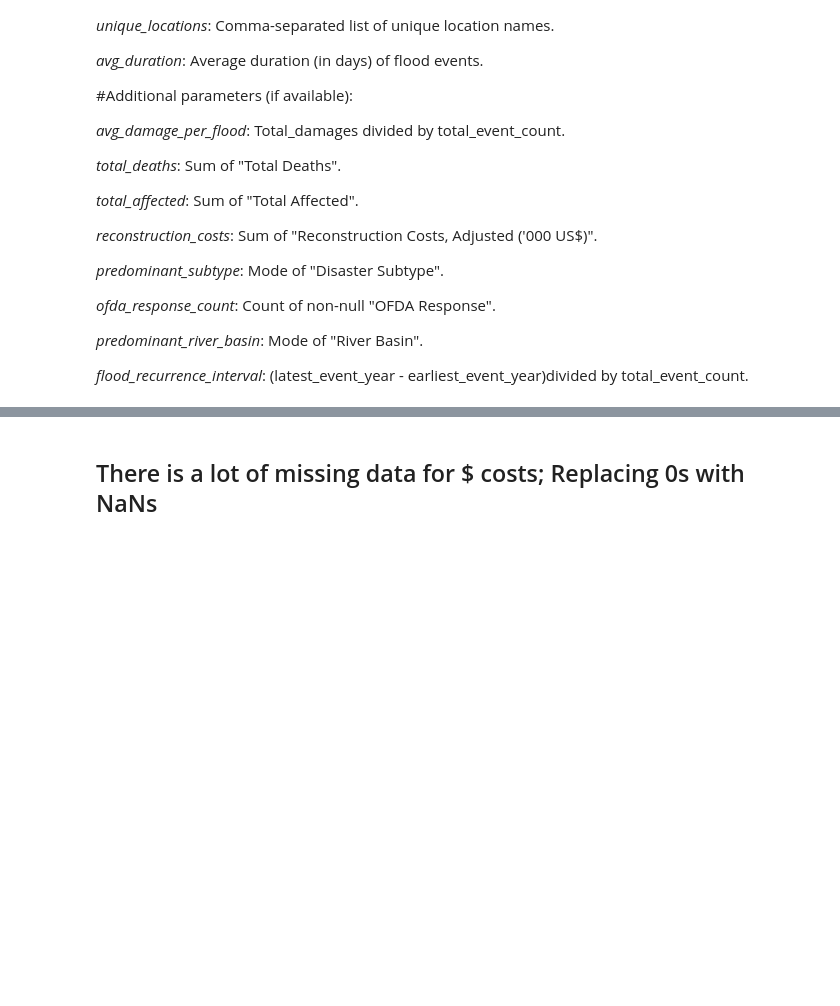
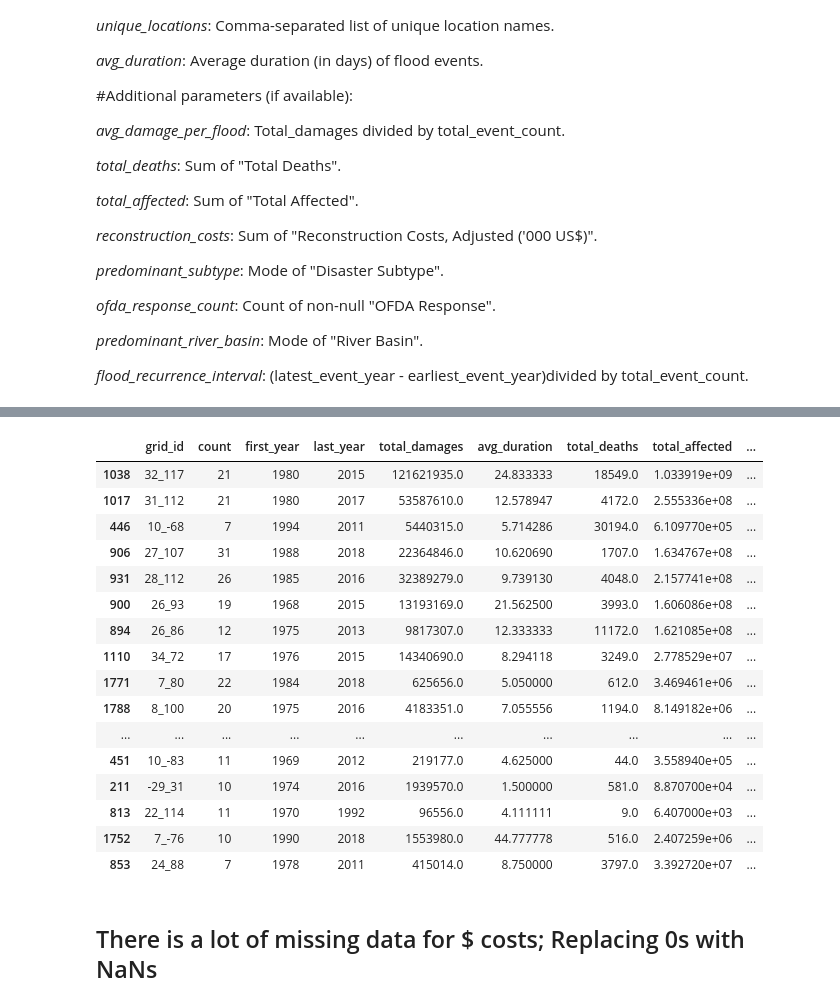
Before and after one commit to cynthiazeng/mml_flood, a Jupyter notebook: ui/data_processing_summary.ipynb, the cells around one changed output, grey strips where cells are left out. Saved outputs shown, nothing was run; the diff lists cells and outputs as text; code cells hidden in the pictures; blank space fills up the shorter version.

```diff
--- a/ui/data_processing_summary.ipynb
+++ b/ui/data_processing_summary.ipynb
@@ -112,5 +138,7 @@ agg_all = agg_all[select_cols]
 # %%
+disaster = 'flood' #changed the code here so we could generate detailed analysis for all disasters
+
 #subset to flooding only
-flood_df = merged_df[merged_df['disastertype'].str.lower() == 'flood'].copy()
-print("Flood Events Shape:", flood_df.shape)
+df = merged_df[merged_df['disastertype'].str.lower() == disaster].copy()
+print(f"{disaster} Events Shape:", df.shape)
 # %% [output]
@@ -128,4 +152,4 @@ def compute_duration(row):
     except Exception:
         return np.nan
 
-flood_df['duration'] = flood_df.apply(compute_duration, axis=1)
+df['duration'] = df.apply(compute_duration, axis=1)
@@ -209,14 +212,12 @@ aggregated = flood_df.groupby('grid_id').agg(
 ).reset_index()
 # %%
-aggregated['total_flood_event'] = aggregated['total_event_count']
-
 # Compute derived parameters:
-aggregated['avg_damage_per_flood'] = aggregated.apply(
-    lambda row: safe_divide(row['total_damages'], row['total_event_count']),
+aggregated['avg_damage_per_event'] = aggregated.apply(
+    lambda row: safe_divide(row['total_damages'], row['count']),
     axis=1
 )
 # Flood recurrence formula last-first divided by number of events in the interval
-aggregated['flood_recurrence_interval'] = aggregated.apply(
-    lambda row: safe_divide(row['latest_event_year'] - row['earliest_event_year'], row['total_event_count']),
+aggregated['recurrence_interval'] = aggregated.apply(
+    lambda row: safe_divide(row['last_year'] - row['first_year'], row['count']),
     axis=1
 )
@@ -225,5 +224,5 @@ aggregated['flood_recurrence_interval'] = aggregated.apply(
 # %%
 aggregated['event_summary'] = aggregated.apply(
-    lambda row: f"{row['total_event_count']} events ({row['total_flood_event']} floods) from {int(row['earliest_event_year'])} to {int(row['latest_event_year'])}, total damages: {row['total_damages'] if not pd.isna(row['total_damages']) else 'N/A'} ('000 US$)",
+    lambda row: f"{row['count']} events from {int(row['first_year'])} to {int(row['last_year'])}, total damages: {row['total_damages'] if not pd.isna(row['total_damages']) else 'N/A'} ('000 US$)",
     axis=1
 )
@@ -229,0 +264,57 @@ aggregated['event_summary'] = aggregated.apply(
+# %%
+#compute an overall 'hazard score' based on damage, deaths and frequency
+df = aggregated.copy()
+
+# Step 1: Min-max normalization (ignoring NaN)
+df['count_norm'] = (df['count'] - df['count'].min()) / (df['count'].max() - df['count'].min())
+df['deaths_norm'] = (df['total_deaths'] - df['total_deaths'].min()) / (df['total_deaths'].max() - df['total_deaths'].min())
+df['damages_norm'] = (df['total_damages'] - df['total_damages'].min()) / (df['total_damages'].max() - df['total_damages'].min())
+
+# Step 2: Handle missing values
+df['count_present'] = ~df['count'].isna()
+df['deaths_present'] = ~df['total_deaths'].isna()
+df['damages_present'] = ~df['total_damages'].isna()
+
+# Step 3: Determine dynamic weights
+df['num_present'] = df[['count_present', 'deaths_present', 'damages_present']].sum(axis=1)
+
+# Assign weights dynamically
+df['count_weight'] = df['count_present'] / df['num_present']
+df['deaths_weight'] = df['deaths_present'] / df['num_present']
+df['damages_weight'] = df['damages_present'] / df['num_present']
+
+# Fill NA with 0 for Norms
+df['count_norm'] = df['count_norm'].fillna(0)
+df['deaths_norm'] = df['deaths_norm'].fillna(0)
+df['damages_norm'] = df['damages_norm'].fillna(0)
+
+# Step 4: Compute severity score dynamically
+df['severity_score'] = (
+df['count_norm'] * df['count_weight'] +
+df['deaths_norm'] * df['deaths_weight'] +
+df['damages_norm'] * df['damages_weight'])
+
+#drop those cols
+df= df.drop(df.filter(regex='norm|weight|present').columns, axis=1)
+
+
+df.sort_values(by='severity_score', ascending=False).head(50)
+## TO DO: is min-max normalization the best?? -> @Luca can you think about this, using deaths, loss, count, to compute a severity score
+# %% [output]
+|  | grid_id | count | first_year | last_year | total_damages | avg_duration | total_deaths | total_affected | ... |
+| 1038 | 32_117 | 21 | 1980 | 2015 | 121621935.0 | 24.833333 | 18549.0 | 1.033919e+09 | ... |
+| 1017 | 31_112 | 21 | 1980 | 2017 | 53587610.0 | 12.578947 | 4172.0 | 2.555336e+08 | ... |
+| 446 | 10_-68 | 7 | 1994 | 2011 | 5440315.0 | 5.714286 | 30194.0 | 6.109770e+05 | ... |
+| 906 | 27_107 | 31 | 1988 | 2018 | 22364846.0 | 10.620690 | 1707.0 | 1.634767e+08 | ... |
+| 931 | 28_112 | 26 | 1985 | 2016 | 32389279.0 | 9.739130 | 4048.0 | 2.157741e+08 | ... |
+| 900 | 26_93 | 19 | 1968 | 2015 | 13193169.0 | 21.562500 | 3993.0 | 1.606086e+08 | ... |
+| 894 | 26_86 | 12 | 1975 | 2013 | 9817307.0 | 12.333333 | 11172.0 | 1.621085e+08 | ... |
+| 1110 | 34_72 | 17 | 1976 | 2015 | 14340690.0 | 8.294118 | 3249.0 | 2.778529e+07 | ... |
+| 1771 | 7_80 | 22 | 1984 | 2018 | 625656.0 | 5.050000 | 612.0 | 3.469461e+06 | ... |
+| 1788 | 8_100 | 20 | 1975 | 2016 | 4183351.0 | 7.055556 | 1194.0 | 8.149182e+06 | ... |
+| ... | ... | ... | ... | ... | ... | ... | ... | ... | ... |
+| 451 | 10_-83 | 11 | 1969 | 2012 | 219177.0 | 4.625000 | 44.0 | 3.558940e+05 | ... |
+| 211 | -29_31 | 10 | 1974 | 2016 | 1939570.0 | 1.500000 | 581.0 | 8.870700e+04 | ... |
+| 813 | 22_114 | 11 | 1970 | 1992 | 96556.0 | 4.111111 | 9.0 | 6.407000e+03 | ... |
+| 1752 | 7_-76 | 10 | 1990 | 2018 | 1553980.0 | 44.777778 | 516.0 | 2.407259e+06 | ... |
+| 853 | 24_88 | 7 | 1978 | 2011 | 415014.0 | 8.750000 | 3797.0 | 3.392720e+07 | ... |
```
Also changed, not shown: parts of 21 cells of this notebook.
